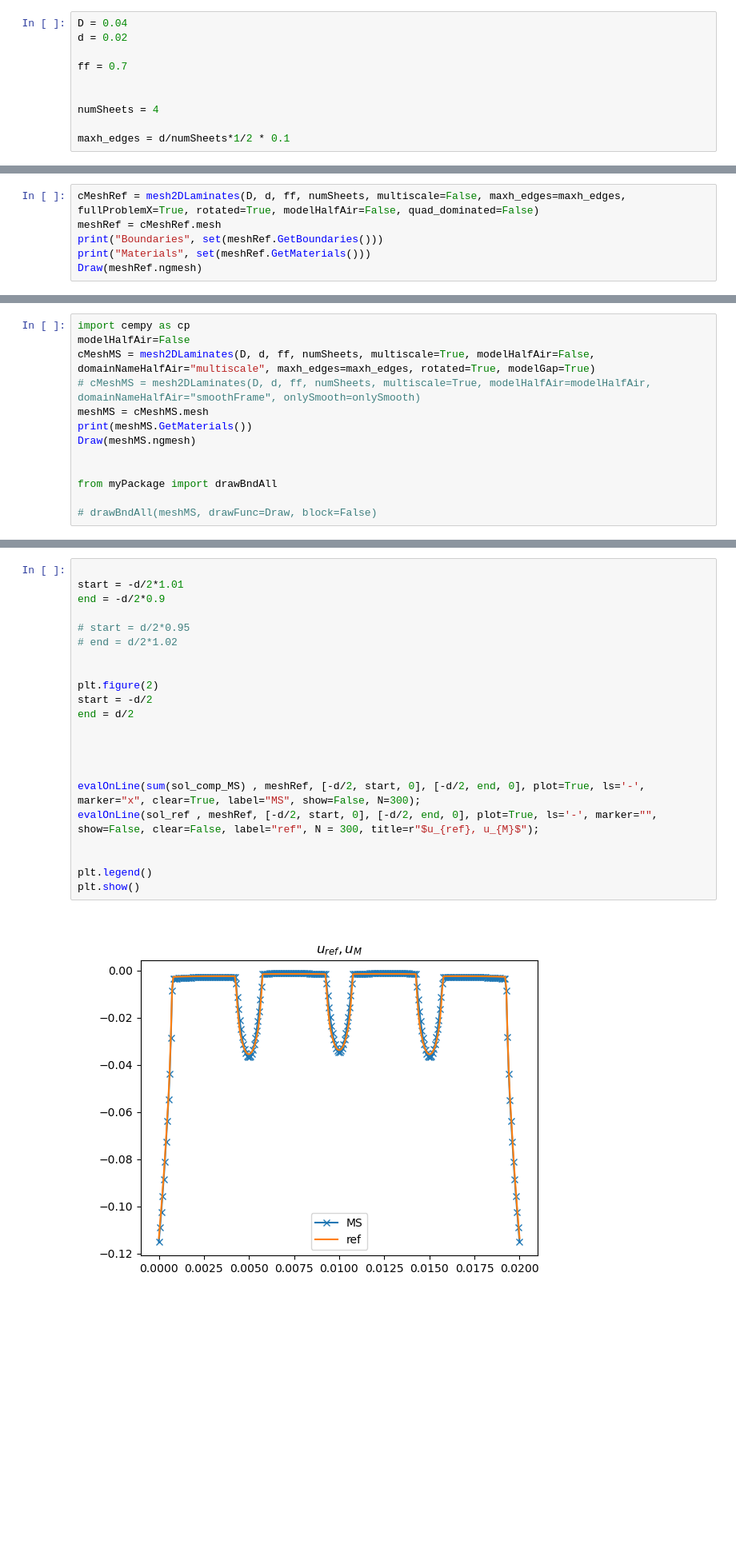
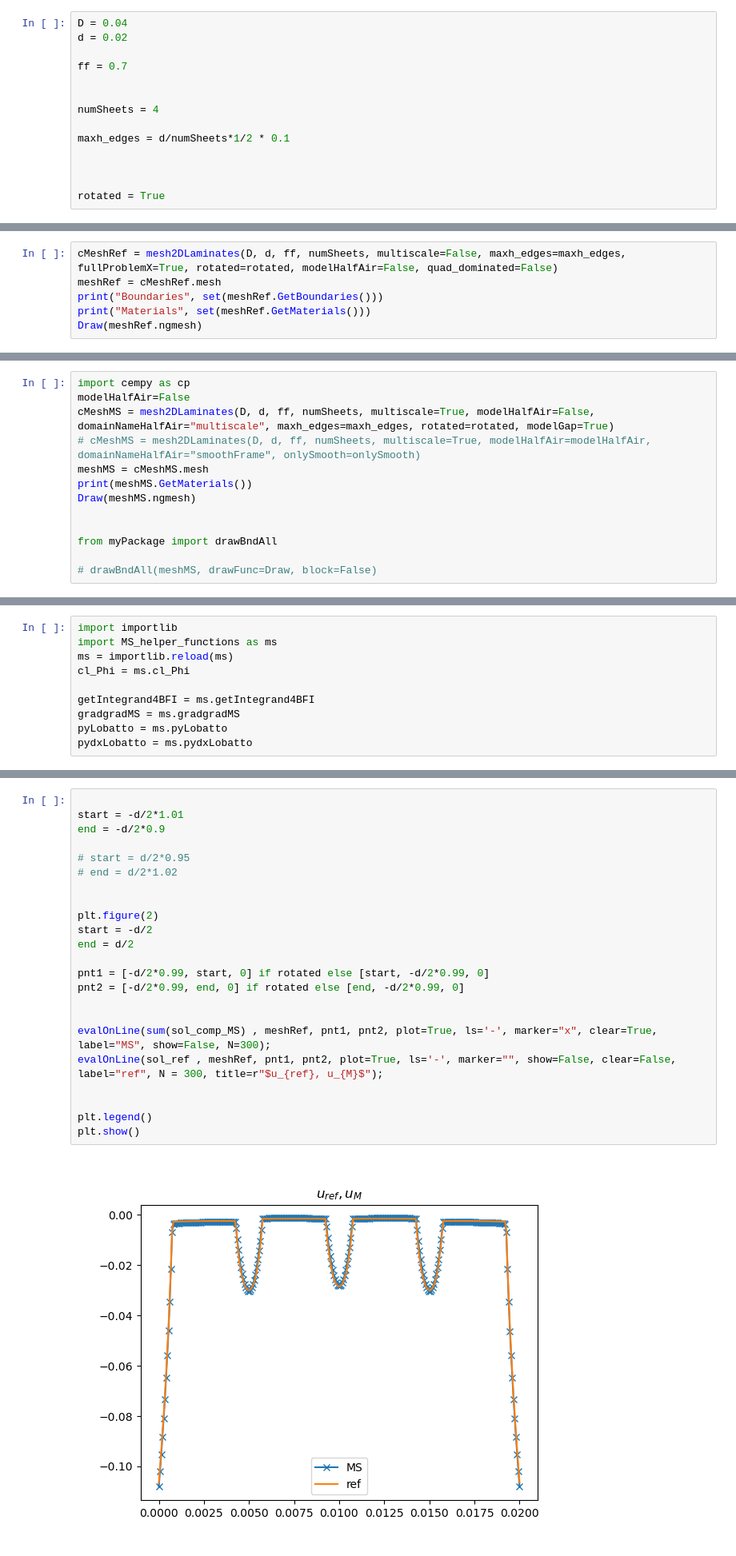
Before and after one commit to vhanser/ngsolveexample, a Jupyter notebook: content/multiscale/multiscale2DAll.ipynb, the cells around one changed output, grey strips where cells are left out. Shown: that part at 80% size. Cells and saved outputs as stored; diff of their text form; blank space fills up the shorter version.

Commit message:
started to simulate with hesse matrix

```diff
--- a/content/multiscale/multiscale2DAll.ipynb
+++ b/content/multiscale/multiscale2DAll.ipynb
@@ -30,11 +30,15 @@ ff = 0.7
 numSheets = 4
 
 maxh_edges = d/numSheets*1/2 * 0.1
+
+
+
+rotated = True
 # %% [markdown]
 ## 3. All together
 ### 3.1. Reference Solution
 # %%
-cMeshRef = mesh2DLaminates(D, d, ff, numSheets, multiscale=False, maxh_edges=maxh_edges, fullProblemX=True, rotated=True, modelHalfAir=False, quad_dominated=False)
+cMeshRef = mesh2DLaminates(D, d, ff, numSheets, multiscale=False, maxh_edges=maxh_edges, fullProblemX=True, rotated=rotated, modelHalfAir=False, quad_dominated=False)
 meshRef = cMeshRef.mesh
 print("Boundaries", set(meshRef.GetBoundaries()))
 print("Materials", set(meshRef.GetMaterials()))
@@ -90,7 +88,7 @@ BaseWebGuiScene
 # %%
 import cempy as cp
 modelHalfAir=False
-cMeshMS = mesh2DLaminates(D, d, ff, numSheets, multiscale=True, modelHalfAir=False, domainNameHalfAir="multiscale", maxh_edges=maxh_edges, rotated=True, modelGap=True)
+cMeshMS = mesh2DLaminates(D, d, ff, numSheets, multiscale=True, modelHalfAir=False, domainNameHalfAir="multiscale", maxh_edges=maxh_edges, rotated=rotated, modelGap=True)
 # cMeshMS = mesh2DLaminates(D, d, ff, numSheets, multiscale=True, modelHalfAir=modelHalfAir, domainNameHalfAir="smoothFrame", onlySmooth=onlySmooth)
 meshMS = cMeshMS.mesh
 print(meshMS.GetMaterials())
@@ -106 +103,11 @@ WebGuiWidget(layout=Layout(height='500px', width='100%'), value={'gui_settings':
+# %%
+import importlib
+import MS_helper_functions as ms
+ms = importlib.reload(ms)
+cl_Phi = ms.cl_Phi
+
+getIntegrand4BFI = ms.getIntegrand4BFI
+gradgradMS = ms.gradgradMS
+pyLobatto = ms.pyLobatto
+pydxLobatto = ms.pydxLobatto
 # %%
@@ -238,24 +272,25 @@ BaseWebGuiScene
 # %%
 
 start = -d/2*1.01
 end = -d/2*0.9
 
 # start = d/2*0.95
 # end = d/2*1.02
 
 
 plt.figure(2)
 start = -d/2
 end = d/2
 
+pnt1 = [-d/2*0.99, start, 0] if rotated else [start, -d/2*0.99, 0]
+pnt2 = [-d/2*0.99, end, 0] if rotated else [end, -d/2*0.99, 0]
 
 
-
-evalOnLine(sum(sol_comp_MS) , meshRef, [-d/2, start, 0], [-d/2, end, 0], plot=True, ls='-', marker="x", clear=True, label="MS", show=False, N=300);
-evalOnLine(sol_ref , meshRef, [-d/2, start, 0], [-d/2, end, 0], plot=True, ls='-', marker="", show=False, clear=False, label="ref", N = 300, title=r"$u_{ref}, u_{M}$");
+evalOnLine(sum(sol_comp_MS) , meshRef, pnt1, pnt2, plot=True, ls='-', marker="x", clear=True, label="MS", show=False, N=300);
+evalOnLine(sol_ref , meshRef, pnt1, pnt2, plot=True, ls='-', marker="", show=False, clear=False, label="ref", N = 300, title=r"$u_{ref}, u_{M}$");
 
 
 plt.legend()
 plt.show()
 # %% [output]
-[figure, old version]
+[figure, new version]
```
Also changed, not shown: parts of 21 cells of this notebook, 3 other files.
